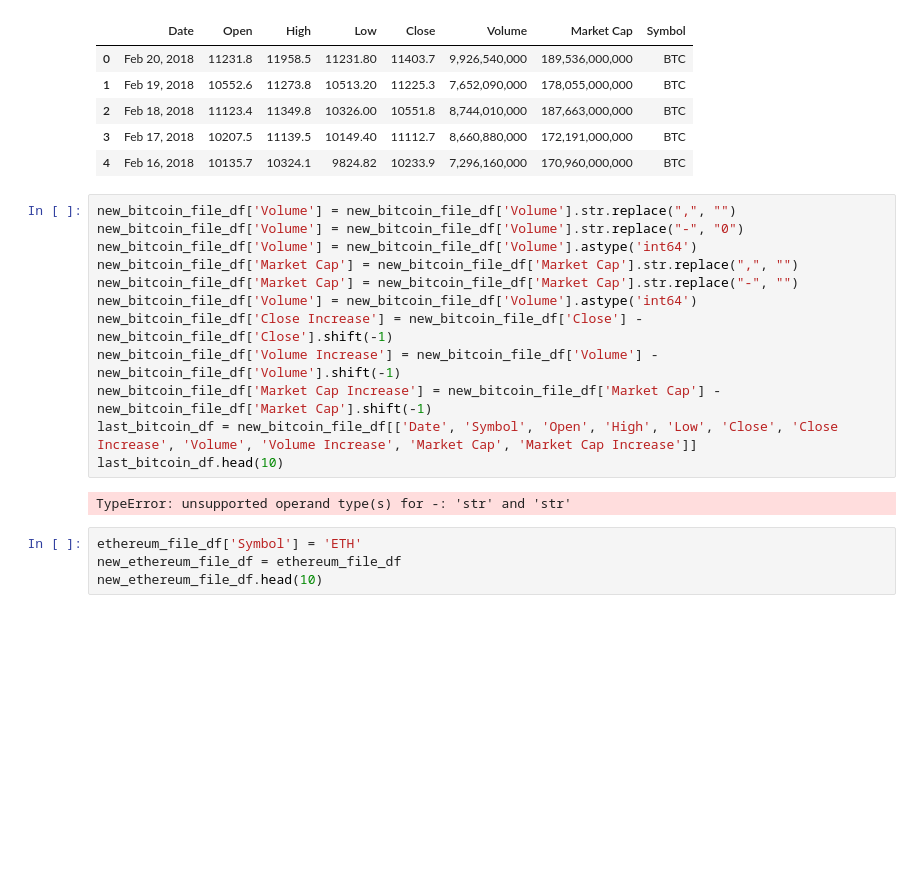
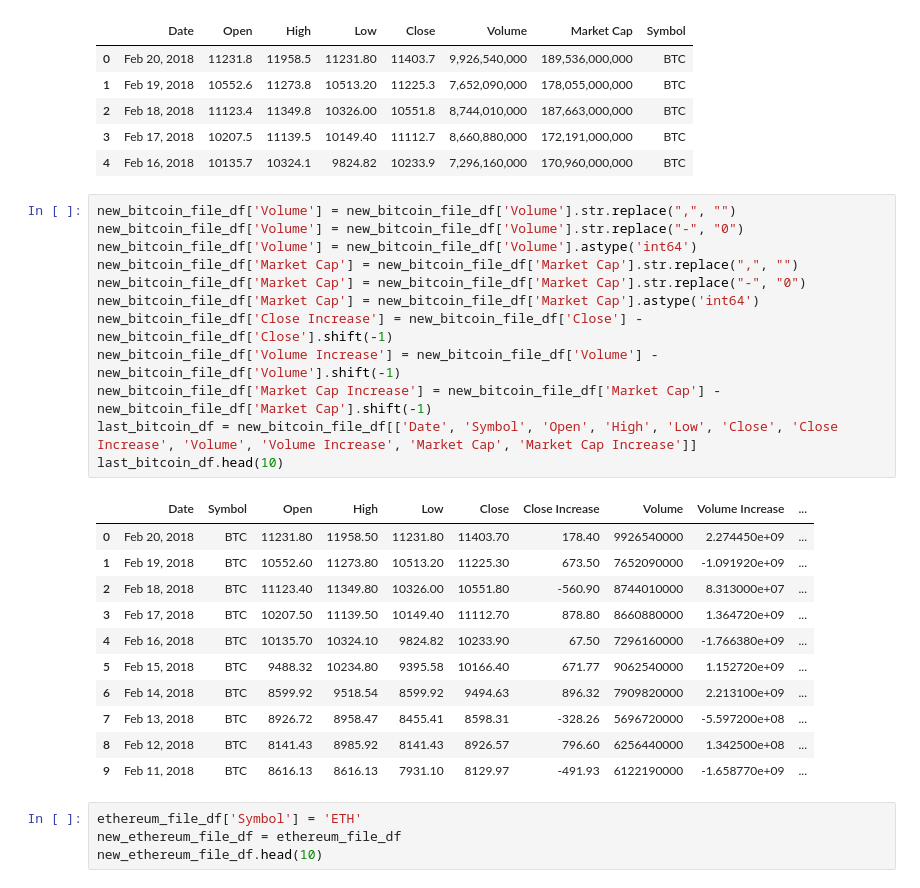
Before and after one commit to Kato883/Crypto_Knights, a Jupyter notebook: Scripts/readCSVs.ipynb, the cells around one changed output. Cells and saved outputs as stored; diff of their text form; blank space fills up the shorter version.

Commit message:
All dataframes now how correct data types and included transformation on particular field's daily increase/decrease

```diff
--- a/Scripts/readCSVs.ipynb
+++ b/Scripts/readCSVs.ipynb
@@ -27,17 +26,27 @@ new_bitcoin_file_df.head()
 # %%
 new_bitcoin_file_df['Volume'] = new_bitcoin_file_df['Volume'].str.replace(",", "")
 new_bitcoin_file_df['Volume'] = new_bitcoin_file_df['Volume'].str.replace("-", "0")
 new_bitcoin_file_df['Volume'] = new_bitcoin_file_df['Volume'].astype('int64')
 new_bitcoin_file_df['Market Cap'] = new_bitcoin_file_df['Market Cap'].str.replace(",", "")
-new_bitcoin_file_df['Market Cap'] = new_bitcoin_file_df['Market Cap'].str.replace("-", "")
-new_bitcoin_file_df['Volume'] = new_bitcoin_file_df['Volume'].astype('int64')
+new_bitcoin_file_df['Market Cap'] = new_bitcoin_file_df['Market Cap'].str.replace("-", "0")
+new_bitcoin_file_df['Market Cap'] = new_bitcoin_file_df['Market Cap'].astype('int64')
 new_bitcoin_file_df['Close Increase'] = new_bitcoin_file_df['Close'] - new_bitcoin_file_df['Close'].shift(-1)
 new_bitcoin_file_df['Volume Increase'] = new_bitcoin_file_df['Volume'] - new_bitcoin_file_df['Volume'].shift(-1)
 new_bitcoin_file_df['Market Cap Increase'] = new_bitcoin_file_df['Market Cap'] - new_bitcoin_file_df['Market Cap'].shift(-1)
 last_bitcoin_df = new_bitcoin_file_df[['Date', 'Symbol', 'Open', 'High', 'Low', 'Close', 'Close Increase', 'Volume', 'Volume Increase', 'Market Cap', 'Market Cap Increase']]
 last_bitcoin_df.head(10)
 # %% [output]
-TypeError: unsupported operand type(s) for -: 'str' and 'str'
+|  | Date | Symbol | Open | High | Low | Close | Close Increase | Volume | Volume Increase | ... |
+| 0 | Feb 20, 2018 | BTC | 11231.80 | 11958.50 | 11231.80 | 11403.70 | 178.40 | 9926540000 | 2.274450e+09 | ... |
+| 1 | Feb 19, 2018 | BTC | 10552.60 | 11273.80 | 10513.20 | 11225.30 | 673.50 | 7652090000 | -1.091920e+09 | ... |
+| 2 | Feb 18, 2018 | BTC | 11123.40 | 11349.80 | 10326.00 | 10551.80 | -560.90 | 8744010000 | 8.313000e+07 | ... |
+| 3 | Feb 17, 2018 | BTC | 10207.50 | 11139.50 | 10149.40 | 11112.70 | 878.80 | 8660880000 | 1.364720e+09 | ... |
+| 4 | Feb 16, 2018 | BTC | 10135.70 | 10324.10 | 9824.82 | 10233.90 | 67.50 | 7296160000 | -1.766380e+09 | ... |
+| 5 | Feb 15, 2018 | BTC | 9488.32 | 10234.80 | 9395.58 | 10166.40 | 671.77 | 9062540000 | 1.152720e+09 | ... |
+| 6 | Feb 14, 2018 | BTC | 8599.92 | 9518.54 | 8599.92 | 9494.63 | 896.32 | 7909820000 | 2.213100e+09 | ... |
+| 7 | Feb 13, 2018 | BTC | 8926.72 | 8958.47 | 8455.41 | 8598.31 | -328.26 | 5696720000 | -5.597200e+08 | ... |
+| 8 | Feb 12, 2018 | BTC | 8141.43 | 8985.92 | 8141.43 | 8926.57 | 796.60 | 6256440000 | 1.342500e+08 | ... |
+| 9 | Feb 11, 2018 | BTC | 8616.13 | 8616.13 | 7931.10 | 8129.97 | -491.93 | 6122190000 | -1.658770e+09 | ... |
 # %%
 ethereum_file_df['Symbol'] = 'ETH'
 new_ethereum_file_df = ethereum_file_df
```
Also changed, not shown: parts of 9 cells of this notebook.
